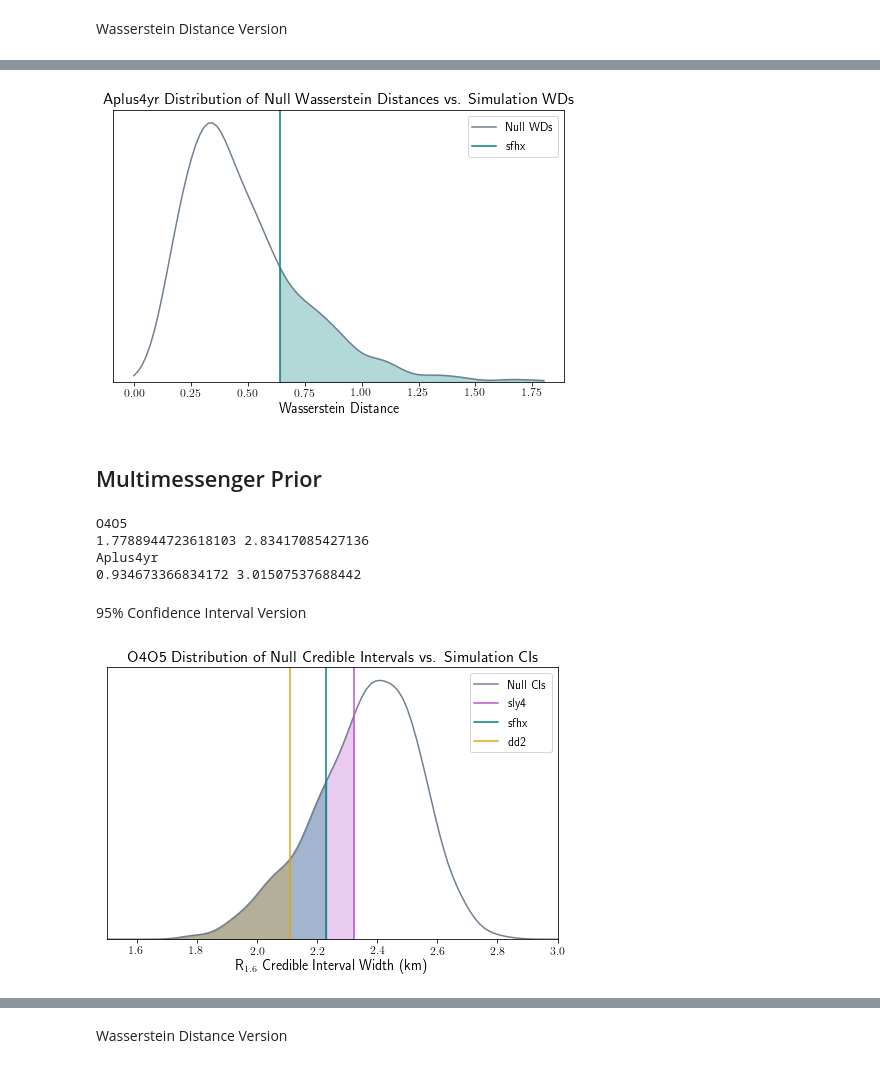
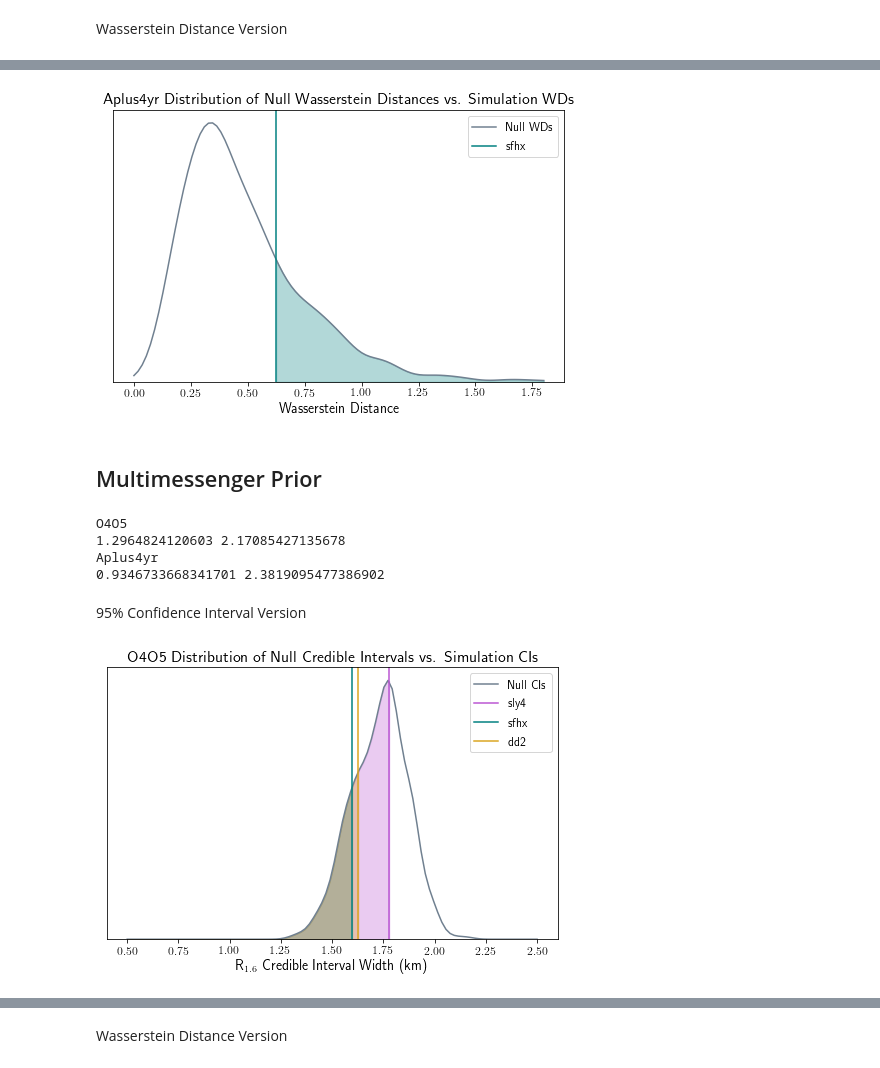
Before and after one commit to criswellalexander/hbpm_paper, a Jupyter notebook: monte_carlo_validation_plotmaker.ipynb, the cells around one changed output, grey strips where cells are left out. Drawn from its saved outputs; the diff is of its cells as text; code cells hidden in the pictures.

```diff
--- a/monte_carlo_validation_plotmaker.ipynb
+++ b/monte_carlo_validation_plotmaker.ipynb
@@ -32,7 +32,8 @@ matplotlib.rcParams['axes.prop_cycle'] = matplotlib.cycler(color=["mediumorchid"
 # %%
 ## set up lists for each configuration option
 top = './paper_data/monte_carlo_data/all_distance_distributions/'
-runs = ['O4','O5','O4O5','Aplus4yr']
+# runs = ['O4','O5','O4O5','Aplus4yr']
+runs = ['O4O5','Aplus4yr']
 eoss = ['sly4','sfhx','dd2']
 categories = ['null','post']
 # %%
@@ -47,7 +48,11 @@ for run in runs:
     else:
         eos_sublist = ['sfhx']
     for eos in eos_sublist:
-        validation_dict[run][eos] = pd.read_csv(top+eos+run+'_post_validation.csv',header=0)
+        if run!='Aplus4yr':
+            eospathname = eos
+        else:
+            eospathname = ''
+        validation_dict[run][eos] = pd.read_csv(top+eospathname+run+'_post_validation.csv',header=0)
 # %%
 for run in runs:
     null_CI_vals = validation_dict[run]['null']['null_CI'].to_numpy()
@@ -191,8 +184,8 @@ plt.plot(WD_xs,null_WD_dist.pdf(WD_xs),color='slategray',label='Null WDs')
 #         plt.fill_between(fill_xs,null_WD_dist.pdf(fill_xs),color=color,label='__nolegend__',alpha=0.3)
 eos = 'sfhx'
 color = colors[1]
-plt.axvline(validation_dict[run][eos]['post_WD'][0],label=eos,color=color)
-fill_xs = np.linspace(validation_dict[run][eos]['post_WD'][0],upper,Npoints)
+plt.axvline(validation_dict[run][eos]['dd2_WD'][0],label=eos,color=color)
+fill_xs = np.linspace(validation_dict[run][eos]['dd2_WD'][0],upper,Npoints)
 plt.fill_between(fill_xs,null_WD_dist.pdf(fill_xs),color=color,label='__nolegend__',alpha=0.3)
 plt.ylim(0,)
 plt.gca().set_yticks([])
@@ -202,7 +195,7 @@ plt.legend()
 # plt.savefig('../paper/figures/WD_distribution.pdf',bbox_inches='tight')
 plt.show()
 # %% [output]
-[figure, old version]
+[figure, new version]
 # %% [markdown]
 ## Multimessenger Prior
 # %%
@@ -224,7 +217,7 @@ for run in runs:
         eos_nulllist = ['']
     validation_dict[run] = {}
     for eos,name in zip(eos_sublist,eos_nulllist):
-        validation_dict[run]['null'] = pd.read_csv(top+name+run+'_multimessenger_null_validation.csv',header=0)
+        validation_dict[run]['null'] = pd.read_csv(top+run+'_multimessenger_null_validation.csv',header=0)
         validation_dict[run][eos] = pd.read_csv(top+name+run+'_multimessenger_post_validation.csv',header=0)
 # %%
 for run in runs:
@@ -233,39 +226,39 @@ for run in runs:
     print(null_CI_vals.min(),null_CI_vals.max())
 # %% [output]
 O4O5
-1.7788944723618103 2.83417085427136
+1.2964824120603 2.17085427135678
 Aplus4yr
-0.934673366834172 3.01507537688442
+0.9346733668341701 2.3819095477386902
 # %% [markdown]
 95\% Confidence Interval Version
 # %%
 ## C.I. version
 for run in ['O4O5']:
     null_CI_dist = kde(validation_dict[run]['null']['null_CI'])
     colors=['mediumorchid','teal','goldenrod']
-    lower = 1.5
-    upper=3
+    lower = 0.5
+    upper=2.5
     Npoints = 100
     CI_xs = np.linspace(lower,upper,Npoints)
     CI_maxi = np.argmax(null_CI_dist(CI_xs))
     plt.figure()
     plt.title(run+' Distribution of Null Credible Intervals vs. Simulation CIs')
 #     plt.hist(validation_dict[run]['null']['null_CI'],density=True,color='slategray',alpha=0.6,label='Null CIs')
     plt.plot(CI_xs,null_CI_dist.pdf(CI_xs),color='slategray',label='Null CIs')
     for eos,color in zip(eoss,colors):
         plt.axvline(validation_dict[run][eos]['post_CI'][0],label=eos,color=color)
         fill_xs = np.linspace(lower,validation_dict[run][eos]['post_CI'][0],Npoints)
         plt.fill_between(fill_xs,null_CI_dist.pdf(fill_xs),color=color,label='__nolegend__',alpha=0.3)
     plt.ylim(0,)
-    plt.xlim(1.5,3)
+#     plt.xlim(1.5,3)
     plt.gca().set_yticks([])
     plt.xlabel('R$_{1.6}$ Credible Interval Width (km)')
     plt.legend()
     # plt.savefig('../paper/figures/CI_distribution.png',bbox_inches='tight')
     # plt.savefig('../paper/figures/CI_distribution.pdf',bbox_inches='tight')
     plt.show()
 # %% [output]
-[figure, old version]
+[figure, new version]
 # %%
 ## C.I. version - A+
 run = 'Aplus4yr'
```
Also changed, not shown: parts of 15 cells of this notebook, 1 other file.
